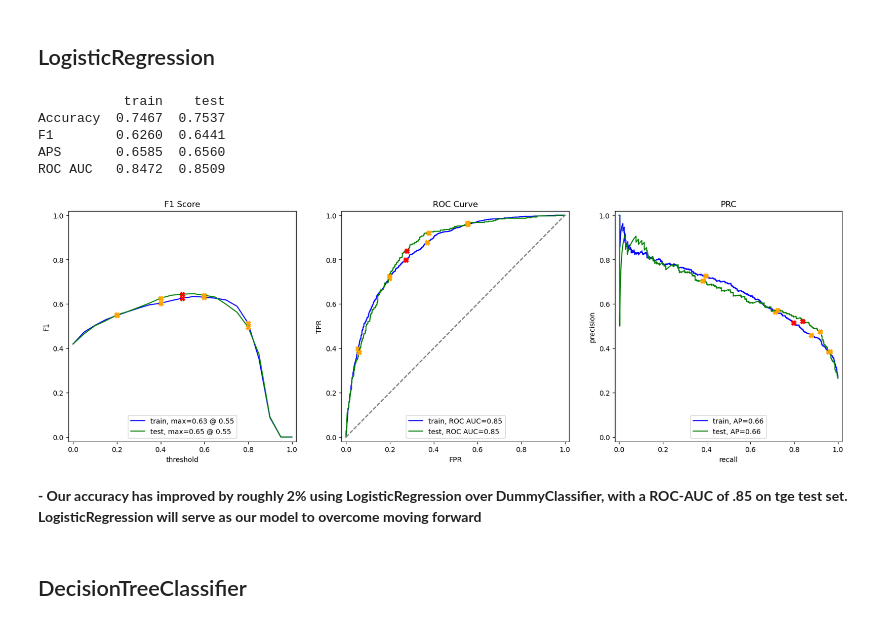
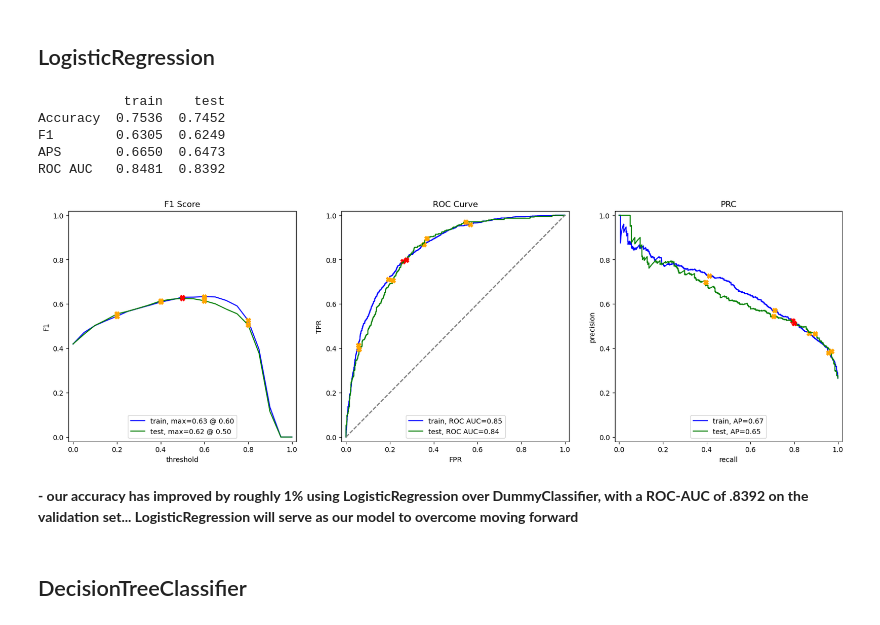
Before and after one commit to avonmims/101010.ds, a Jupyter notebook: School-Projects/Sprint-17-Final-Project/s17_solution.ipynb, the cells around one changed output. Cells and saved outputs as stored; diff of their text form; code cells hidden in the pictures.

```diff
--- a/School-Projects/Sprint-17-Final-Project/s17_solution.ipynb
+++ b/School-Projects/Sprint-17-Final-Project/s17_solution.ipynb
@@ -201,20 +233,23 @@ data = data_contract.merge(
 #display(data.head())
 #display(data['multiple_lines'].value_counts())
 
-    #!! creating family_plan feature: 1 if dependents & multiple_lines == 'Yes', else 0
-#data['family_plan'] = ((data['dependents'] == 'Yes') & (data['multiple_lines'] == 'Yes')).astype(int)
-
+    #!! converting add-on services 'Yes'/'No' to 1/0
 add_ons = ['online_security', 'online_backup', 'device_protection',
             'tech_support', 'streaming_tv', 'streaming_movies']
 data[add_ons] = data[add_ons].applymap(lambda x: 1 if x == 'Yes' else 0)
-#data = data.drop('partner', axis=1)
 
     #!! filling 'No Service' for NaN values (customers without internet or phone service)
 data.fillna('No Service', inplace=True)
 
-    #!! creating binary columns for internet and phone service (0 = No Service, 1 = has service)
-#data['has_internet'] = data['internet_service'].apply(lambda x: 0 if x == 'No Service' else 1)
-#data['has_phone'] = data['multiple_lines'].apply(lambda x: 0 if x == 'No Service' else 1)
+    #!! flagging high risk customers (electronic check, month-to-month, paperless billing)
+data['high_risk'] = ((data['payment_method'] == 'Electronic check')
+                     & (data['contract_type'] == 'Month-to-month')
+                     & (data['paperless_billing'] == 1)).astype(int)
+
+    #!! flagging low risk customers (long tenure, non-month-to-month, no paperless billing)
+data['low_risk'] = ((data['tenure_month'] >= 12)
+                    & (data['paperless_billing'] == 0)
+                    & (data['contract_type'] != 'Month-to-month')).astype(int)
 
 #data.info()
 display(data.head())
@@ -403,8 +484,8 @@ def evaluate_model(model, train_features, train_target, test_features, test_targ
 # %%
     #!! establishing baseline model (Dummy Classifier)
 dummy_model = DummyClassifier(strategy='most_frequent', random_state=777)
-dummy_model.fit(features_train, target_train)
+dummy_model.fit(train_features, train_target)
 
-evaluate_model(dummy_model, features_train, target_train, features_test, target_test)
+evaluate_model(dummy_model, train_features, train_target, valid_features, valid_target)
 # %% [output]
            train    test
@@ -419,19 +500,21 @@ ROC AUC   0.5000  0.5000
 ## LogisticRegression
 # %%
     #!! logistic regression model with balanced class weights
+warnings.filterwarnings('ignore')
 log_model = LogisticRegression(class_weight='balanced', random_state=777)
-log_model.fit(features_train, target_train)
+log_model.fit(train_features, train_target)
+warnings.filterwarnings('default')
 
-evaluate_model(log_model, features_train, target_train, features_test, target_test)
+evaluate_model(log_model, train_features, train_target, valid_features, valid_target)
 # %% [output]
            train    test
-Accuracy  0.7467  0.7537
-F1        0.6260  0.6441
-APS       0.6585  0.6560
-ROC AUC   0.8472  0.8509
+Accuracy  0.7536  0.7452
+F1        0.6305  0.6249
+APS       0.6650  0.6473
+ROC AUC   0.8481  0.8392
-[figure, old version]
+[figure, new version]
 # %% [markdown]
-**- Our accuracy has improved by roughly 2% using LogisticRegression over DummyClassifier, with a ROC-AUC of .85 on tge test set. LogisticRegression will serve as our model to overcome moving forward**
+**- our accuracy has improved by roughly 1% using LogisticRegression over DummyClassifier, with a ROC-AUC of .8392 on the validation set... LogisticRegression will serve as our model to overcome moving forward**
 # %% [markdown]
 ## DecisionTreeClassifier
 # %%
```
Also changed, not shown: parts of 40 cells of this notebook, 4 other files.
